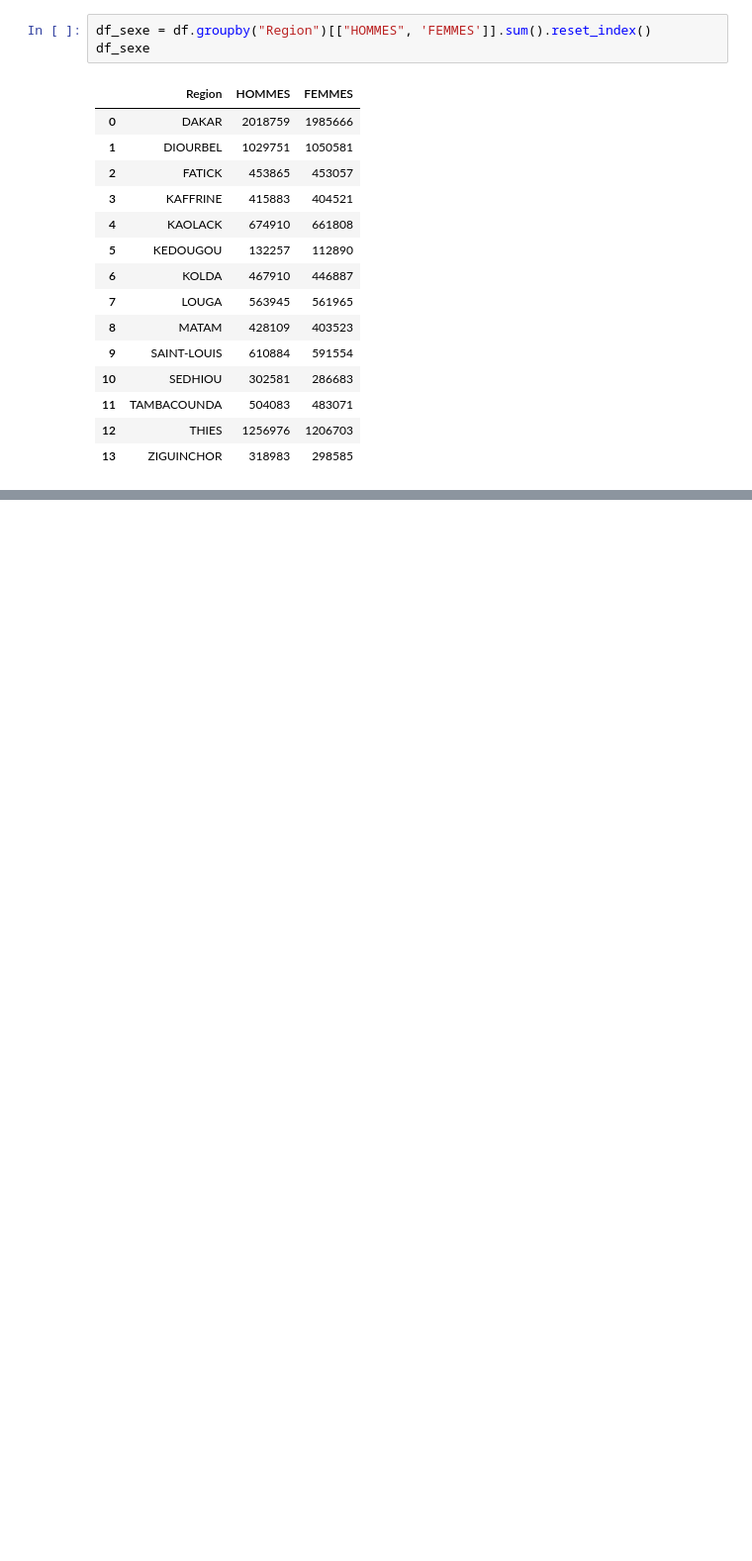
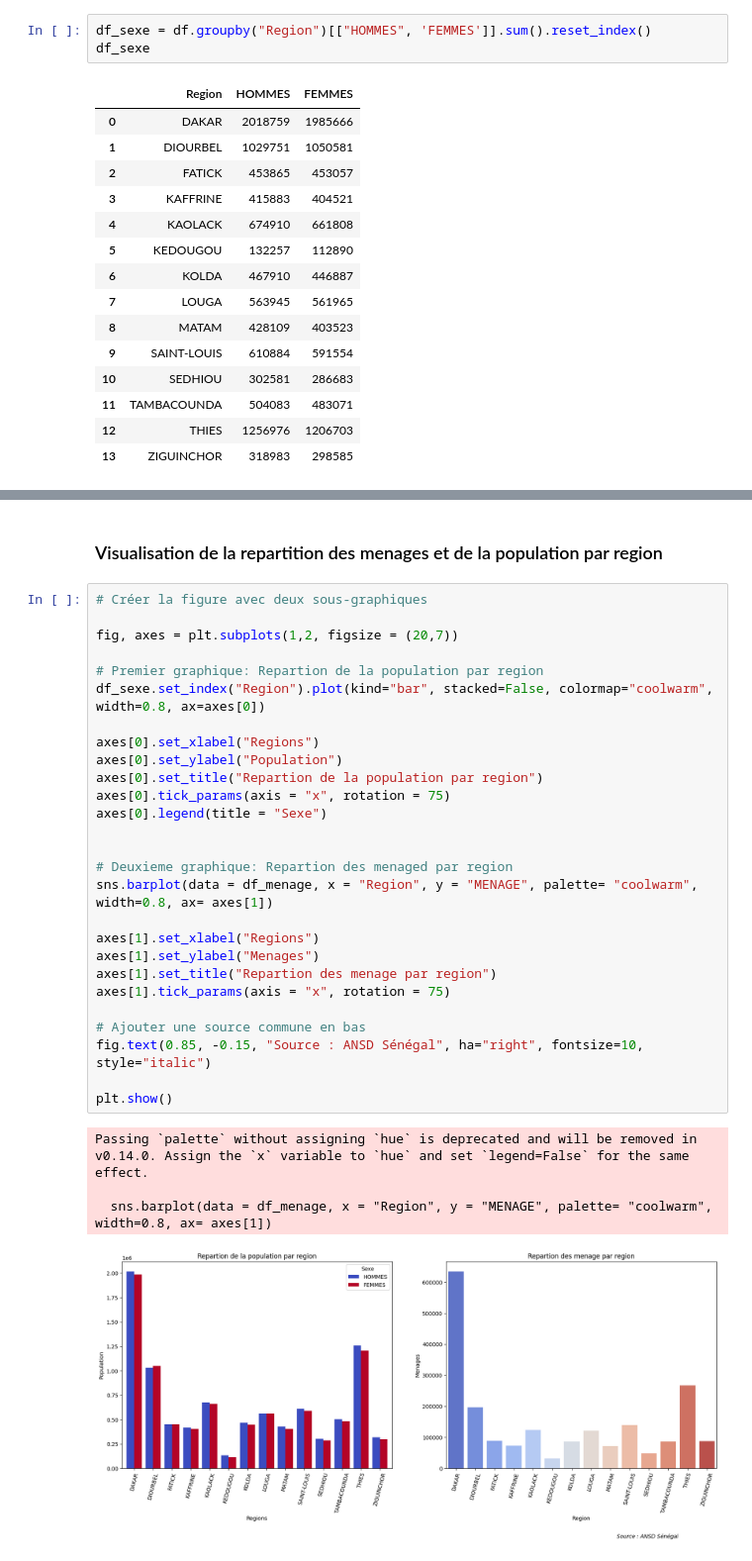
Before and after one commit to DJIMBA-THIAM/Analyse-Modelisation-Demongraphie-senegalaise, a Jupyter notebook: notebooks/exploration.ipynb, the cells around one changed output, grey strips where cells are left out. Shown at 99% size. Drawn from its saved outputs; the diff is of its cells as text; blank space fills up the shorter version.

```diff
--- a/notebooks/exploration.ipynb
+++ b/notebooks/exploration.ipynb
@@ -163,0 +221,34 @@ plt.show()
+# %% [markdown]
+### Visualisation de la repartition des menages et de la population par region
+# %%
+# Créer la figure avec deux sous-graphiques
+
+fig, axes = plt.subplots(1,2, figsize = (20,7))
+
+# Premier graphique: Repartion de la population par region
+df_sexe.set_index("Region").plot(kind="bar", stacked=False, colormap="coolwarm", width=0.8, ax=axes[0])
+
+axes[0].set_xlabel("Regions")
+axes[0].set_ylabel("Population")
+axes[0].set_title("Repartion de la population par region")
+axes[0].tick_params(axis = "x", rotation = 75)
+axes[0].legend(title = "Sexe")
+
+
+# Deuxieme graphique: Repartion des menaged par region
+sns.barplot(data = df_menage, x = "Region", y = "MENAGE", palette= "coolwarm", width=0.8, ax= axes[1])
+
+axes[1].set_xlabel("Regions")
+axes[1].set_ylabel("Menages")
+axes[1].set_title("Repartion des menage par region")
+axes[1].tick_params(axis = "x", rotation = 75)
+
+# Ajouter une source commune en bas
+fig.text(0.85, -0.15, "Source : ANSD Sénégal", ha="right", fontsize=10, style="italic")
+
+plt.show()
+# %% [output]
+Passing `palette` without assigning `hue` is deprecated and will be removed in v0.14.0. Assign the `x` variable to `hue` and set `legend=False` for the same effect.
+
+  sns.barplot(data = df_menage, x = "Region", y = "MENAGE", palette= "coolwarm", width=0.8, ax= axes[1])
+[figure, added]
```
Also changed, not shown: parts of 15 cells of this notebook.
